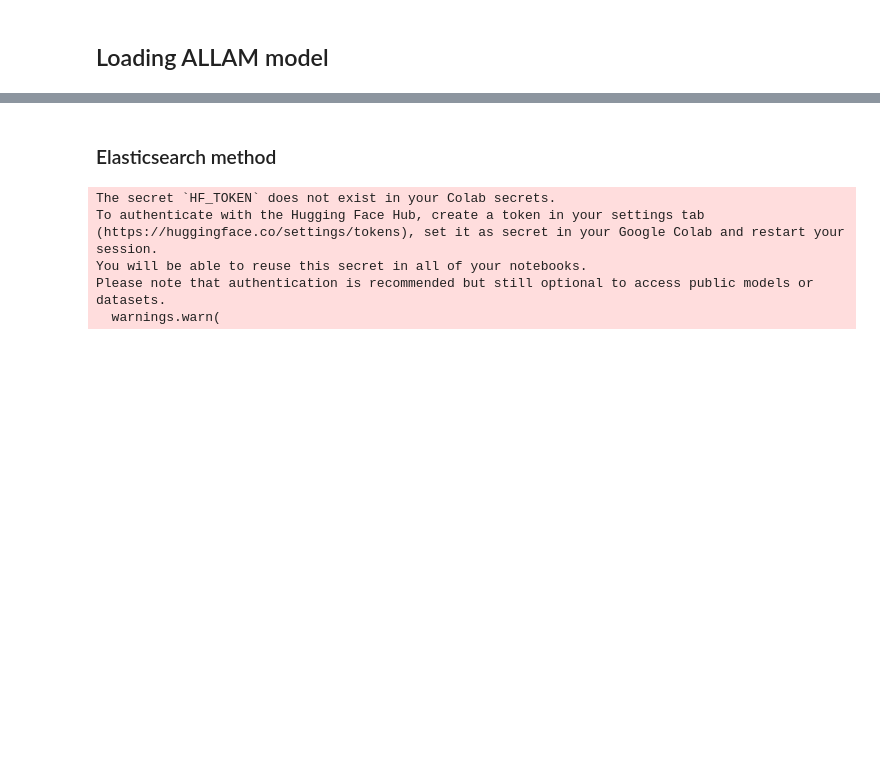
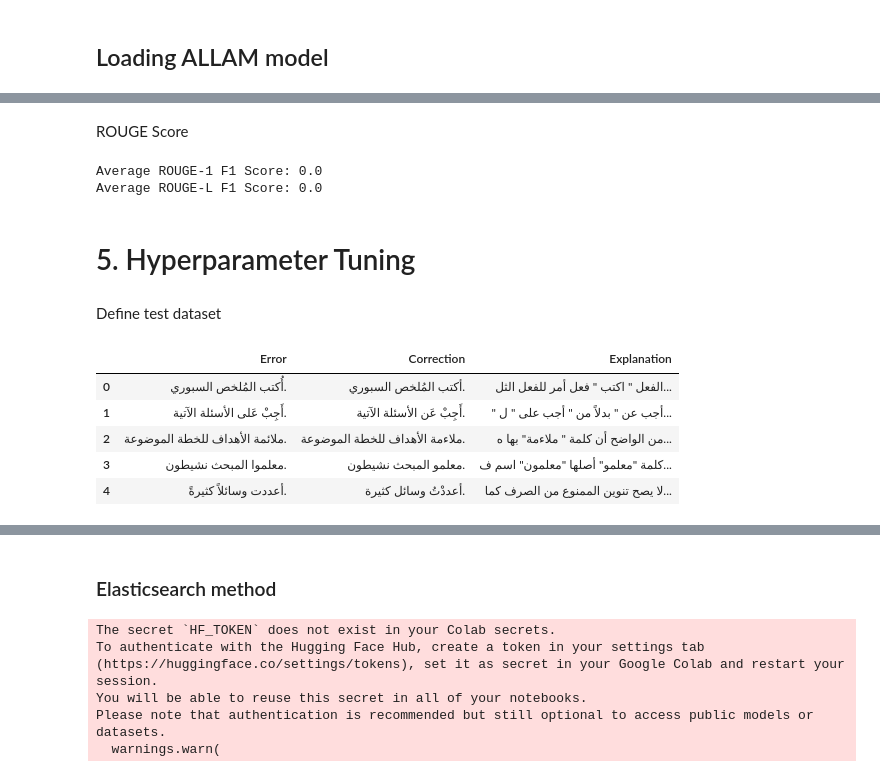
Before and after one commit to NadAAaHH/Arabic-Error-Checker, a Jupyter notebook: Allam_rag.ipynb, the cells around one changed output, grey strips where cells are left out. Cells and saved outputs as stored; diff of their text form; code cells hidden in the pictures; blank space fills up the shorter version.

```diff
--- a/Allam_rag.ipynb
+++ b/Allam_rag.ipynb
@@ -208,0 +297,2 @@ Explanation: في الجملة الأصلية "قام المعلمين برسم
+# %% [markdown]
+ROUGE Score
@@ -208,0 +308,25 @@ Explanation: في الجملة الأصلية "قام المعلمين برسم
+# %%
+# Calculate ROUGE scores
+rouge_results = calculate_rouge(allam_response_RAG_modified, real_response)
+print(f"Average ROUGE-1 F1 Score: {rouge_results['rouge1']}")
+print(f"Average ROUGE-L F1 Score: {rouge_results['rougeL']}")
+# %% [output]
+Average ROUGE-1 F1 Score: 0.0
+Average ROUGE-L F1 Score: 0.0
+# %% [markdown]
+# 5. Hyperparameter Tuning
+# %% [markdown]
+Define test dataset
+# %%
+# Load the CSV file
+df = pd.read_csv('/content/الأخطاء اللغوية الشائعة (تنظيف).csv')
+
+# Display the first few rows to ensure it's loaded correctly
+df.head()
+# %% [output]
+|  | Error | Correction | Explanation |
+| 0 | أُكتب المُلخص السبوري. | أكتب المُلخص السبوري. | الفعل " اكتب " فعل أمر للفعل الثل... |
+| 1 | أَجِبْ عَلى الأسئلة الآتية. | أَجِبْ عَن الأسئلة الآتية. | " أجب عن " بدلاً من " أجب على " ل... |
+| 2 | ملائمة الأهداف للخطة الموضوعة. | ملاءمة الأهداف للخطة الموضوعة. | من الواضح أن كلمة " ملاءمة" بها ه... |
+| 3 | معلموا المبحث نشيطون. | معلمو المبحث نشيطون. | كلمة "معلمو" أصلها "معلمون" اسم ف... |
+| 4 | أعددت وسائلاً كثيرةً. | أعددْتُ وسائل كثيرة. | لا يصح تنوين الممنوع من الصرف كما... |
```
Also changed, not shown: parts of 40 cells of this notebook.
